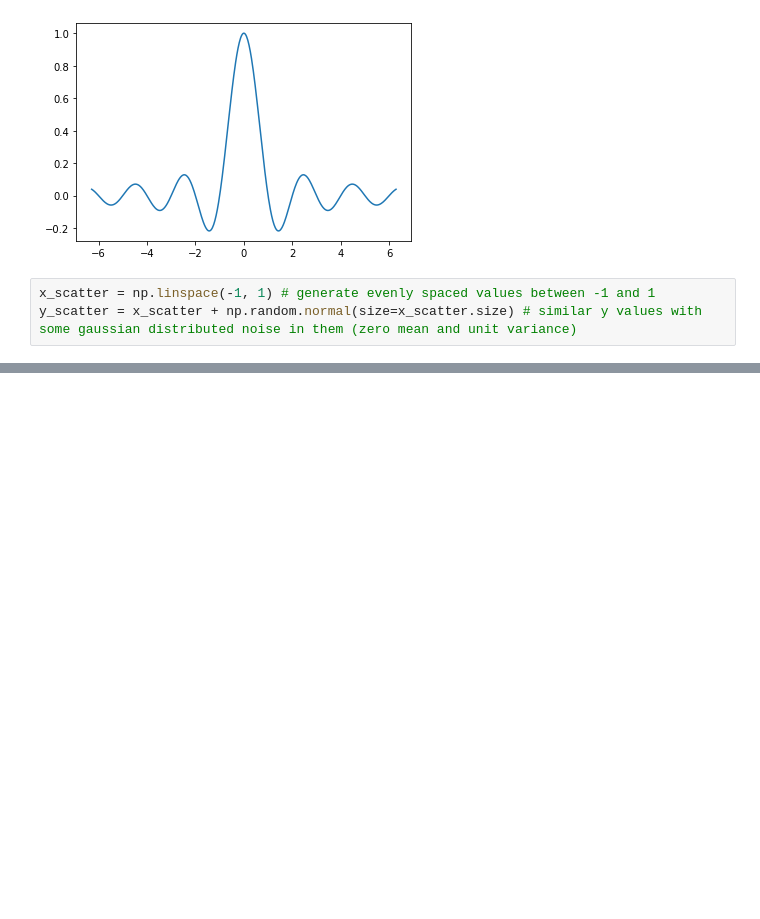
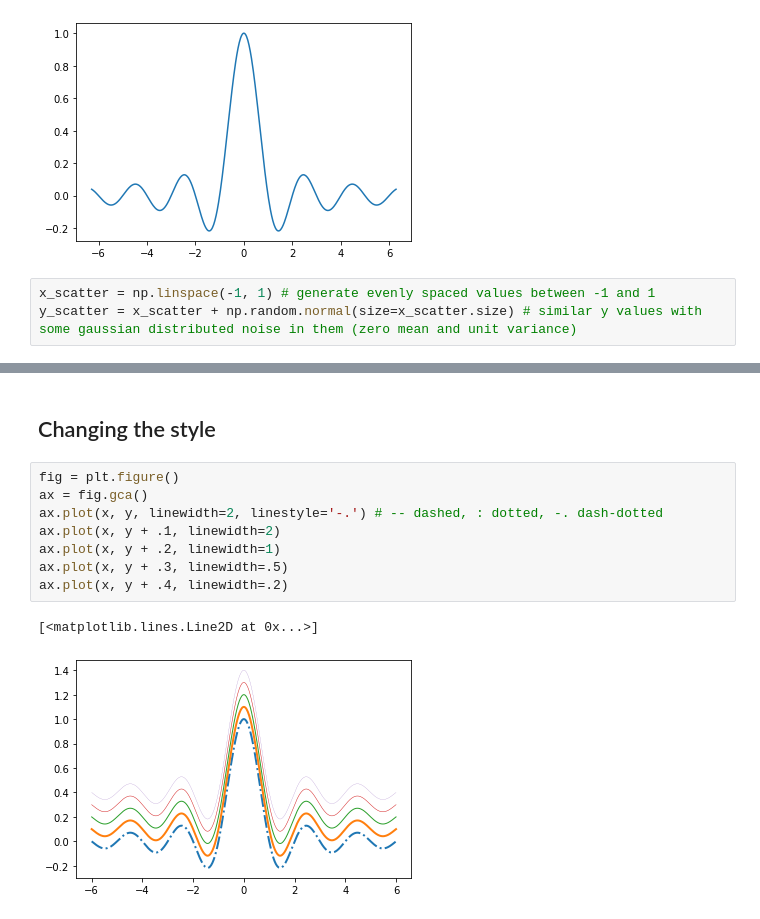
Before and after one commit to ronaktanna/matplotlib_reference, a Jupyter notebook: Matplotlib Starter Reference.ipynb, the cells around one changed output, grey strips where cells are left out. Cells and saved outputs as stored; diff of their text form; blank space fills up the shorter version.

```diff
--- a/Matplotlib Starter Reference.ipynb
+++ b/Matplotlib Starter Reference.ipynb
@@ -35,0 +62,13 @@ ax = fig.gca()
+# %% [markdown]
+## Changing the style
+# %%
+fig = plt.figure()
+ax = fig.gca()
+ax.plot(x, y, linewidth=2, linestyle='-.') # -- dashed, : dotted, -. dash-dotted
+ax.plot(x, y + .1, linewidth=2)
+ax.plot(x, y + .2, linewidth=1)
+ax.plot(x, y + .3, linewidth=.5)
+ax.plot(x, y + .4, linewidth=.2)
+# %% [output]
+[<matplotlib.lines.Line2D at 0x...>]
+[figure, added]
```
Also changed, not shown: parts of 8 cells of this notebook.
